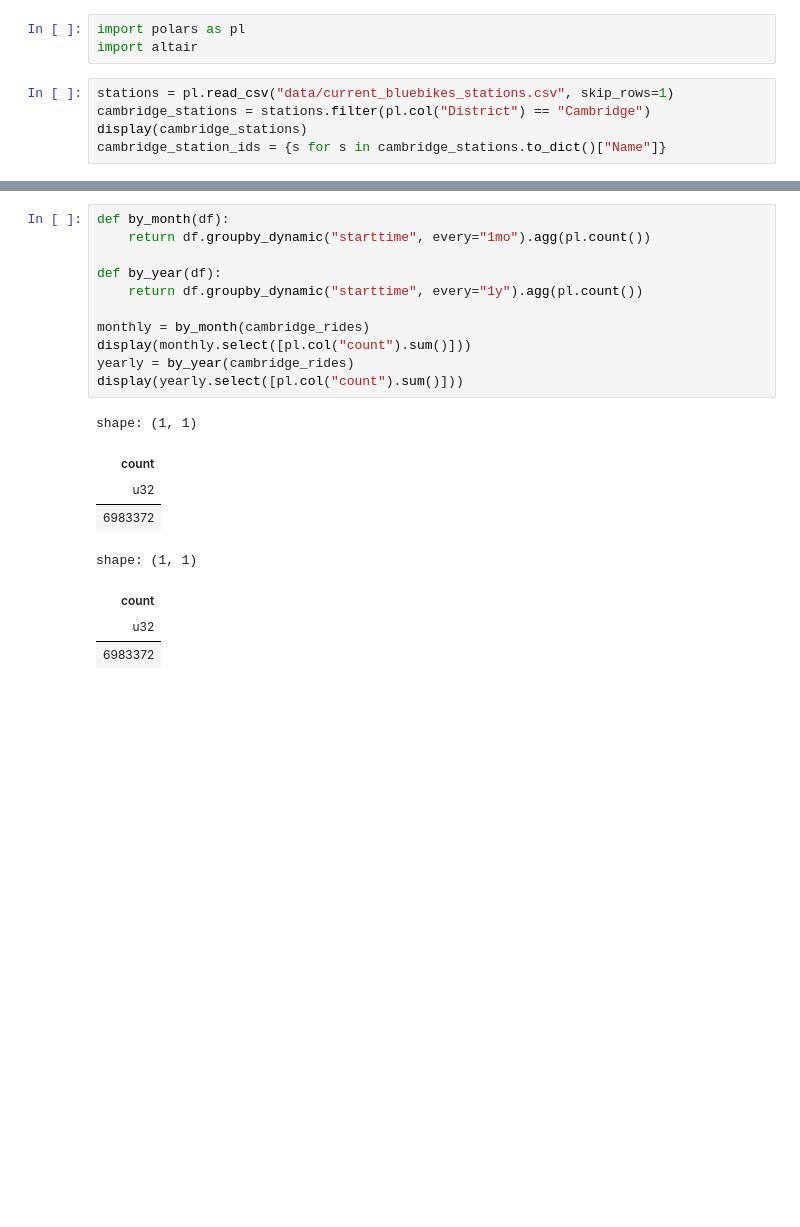
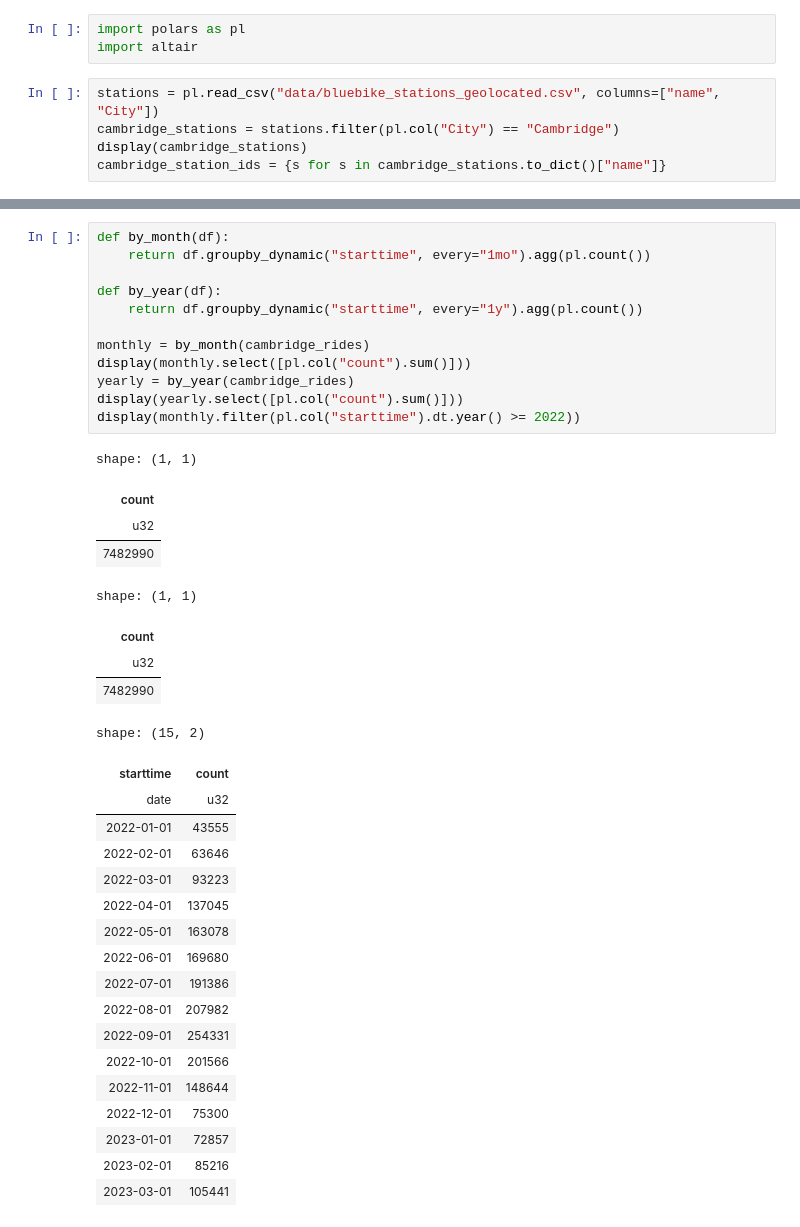
Before and after one commit to itamarst/cambridge-bicycle-usage, a Jupyter notebook: bluebikes.ipynb, the cells around one changed output, grey strips where cells are left out. Drawn from its saved outputs; the diff is of its cells as text; blank space fills up the shorter version.

```diff
--- a/bluebikes.ipynb
+++ b/bluebikes.ipynb
@@ -2,8 +2,8 @@
 import polars as pl
 import altair
 # %%
-stations = pl.read_csv("data/current_bluebikes_stations.csv", skip_rows=1)
-cambridge_stations = stations.filter(pl.col("District") == "Cambridge")
+stations = pl.read_csv("data/bluebike_stations_geolocated.csv", columns=["name", "City"])
+cambridge_stations = stations.filter(pl.col("City") == "Cambridge")
 display(cambridge_stations)
-cambridge_station_ids = {s for s in cambridge_stations.to_dict()["Name"]}
+cambridge_station_ids = {s for s in cambridge_stations.to_dict()["name"]}
 # %% [output]
@@ -75,21 +75,40 @@ shape: (6983372, 5)
 # %%
 def by_month(df):
     return df.groupby_dynamic("starttime", every="1mo").agg(pl.count())
 
 def by_year(df):
     return df.groupby_dynamic("starttime", every="1y").agg(pl.count())
 
 monthly = by_month(cambridge_rides)
 display(monthly.select([pl.col("count").sum()]))
 yearly = by_year(cambridge_rides)
 display(yearly.select([pl.col("count").sum()]))
+display(monthly.filter(pl.col("starttime").dt.year() >= 2022))
 # %% [output]
 shape: (1, 1)
 | count |
 | u32 |
-| 6983372 |
+| 7482990 |
 shape: (1, 1)
 | count |
 | u32 |
-| 6983372 |
+| 7482990 |
+shape: (15, 2)
+| starttime | count |
+| date | u32 |
+| 2022-01-01 | 43555 |
+| 2022-02-01 | 63646 |
+| 2022-03-01 | 93223 |
+| 2022-04-01 | 137045 |
+| 2022-05-01 | 163078 |
+| 2022-06-01 | 169680 |
+| 2022-07-01 | 191386 |
+| 2022-08-01 | 207982 |
+| 2022-09-01 | 254331 |
+| 2022-10-01 | 201566 |
+| 2022-11-01 | 148644 |
+| 2022-12-01 | 75300 |
+| 2023-01-01 | 72857 |
+| 2023-02-01 | 85216 |
+| 2023-03-01 | 105441 |
 # %%
```
Also changed, not shown: parts of 7 cells of this notebook, 8 other files.
